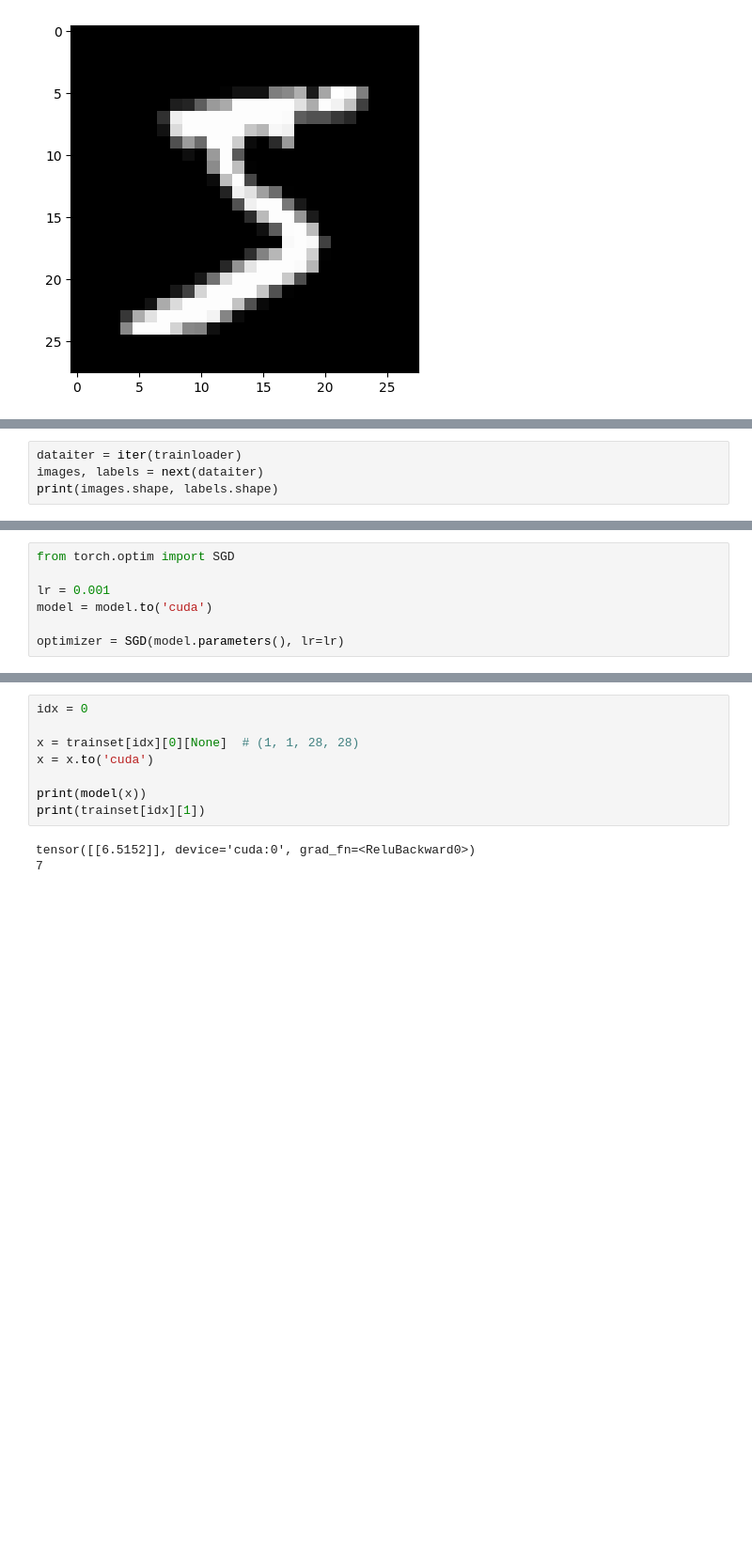
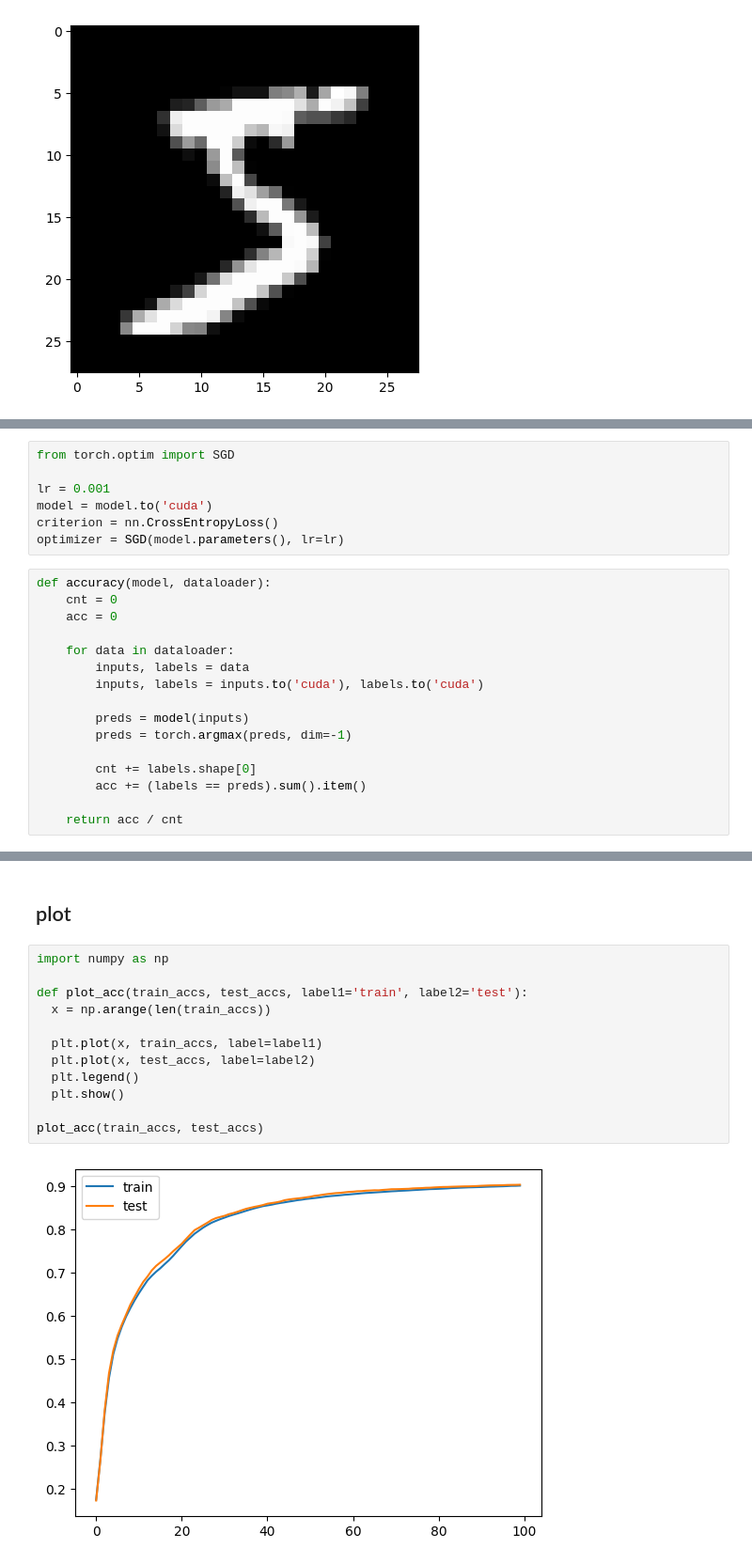
Before and after one commit to rocodoco20/AI1week, a Jupyter notebook: cuda_psy_1week.ipynb, the cells around one changed output, grey strips where cells are left out. Shown: that part at 94% size. Saved outputs shown, nothing was run; the diff lists cells and outputs as text; blank space fills up the shorter version.

```diff
--- a/cuda_psy_1week.ipynb
+++ b/cuda_psy_1week.ipynb
@@ -38,4 +43,0 @@ trainloader = torch.utils.data.DataLoader(
-# %%
-dataiter = iter(trainloader)
-images, labels = next(dataiter)
-print(images.shape, labels.shape)
@@ -70,5 +75,21 @@ from torch.optim import SGD
 
 lr = 0.001
 model = model.to('cuda')
-
+criterion = nn.CrossEntropyLoss()
 optimizer = SGD(model.parameters(), lr=lr)
+# %%
+def accuracy(model, dataloader):
+    cnt = 0
+    acc = 0
+
+    for data in dataloader:
+        inputs, labels = data
+        inputs, labels = inputs.to('cuda'), labels.to('cuda')
+
+        preds = model(inputs)
+        preds = torch.argmax(preds, dim=-1)
+
+        cnt += labels.shape[0]
+        acc += (labels == preds).sum().item()
+
+    return acc / cnt
@@ -111,11 +143,16 @@ Epoch  99 | Loss: 43.202134132385254
-# %%
-idx = 0
-
-x = trainset[idx][0][None]  # (1, 1, 28, 28)
-x = x.to('cuda')
-
-print(model(x))
-print(trainset[idx][1])
-# %% [output]
-tensor([[6.5152]], device='cuda:0', grad_fn=<ReluBackward0>)
-7
+# %% [markdown]
+## plot
+# %%
+import numpy as np
+
+def plot_acc(train_accs, test_accs, label1='train', label2='test'):
+  x = np.arange(len(train_accs))
+
+  plt.plot(x, train_accs, label=label1)
+  plt.plot(x, test_accs, label=label2)
+  plt.legend()
+  plt.show()
+
+plot_acc(train_accs, test_accs)
+# %% [output]
+[figure, added]
```
Also changed, not shown: parts of 14 cells of this notebook.
